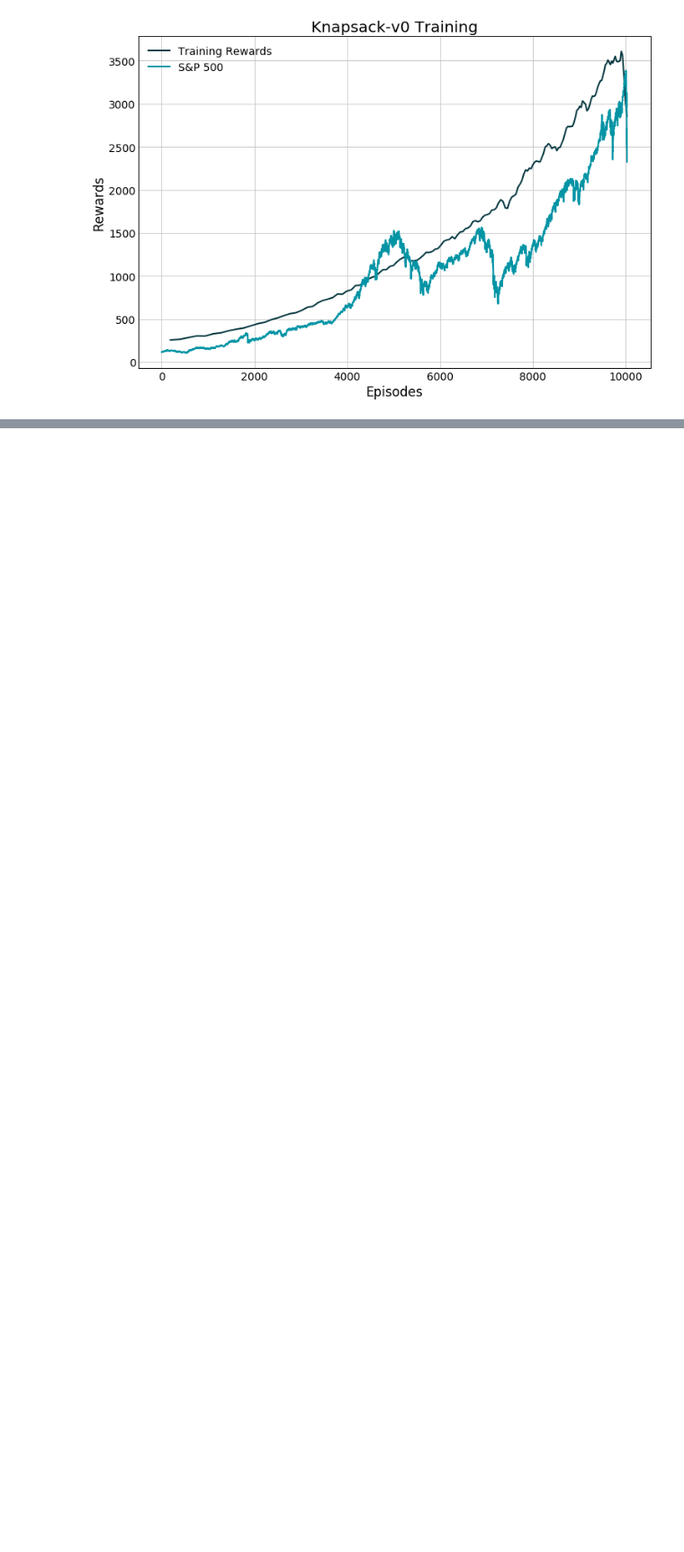
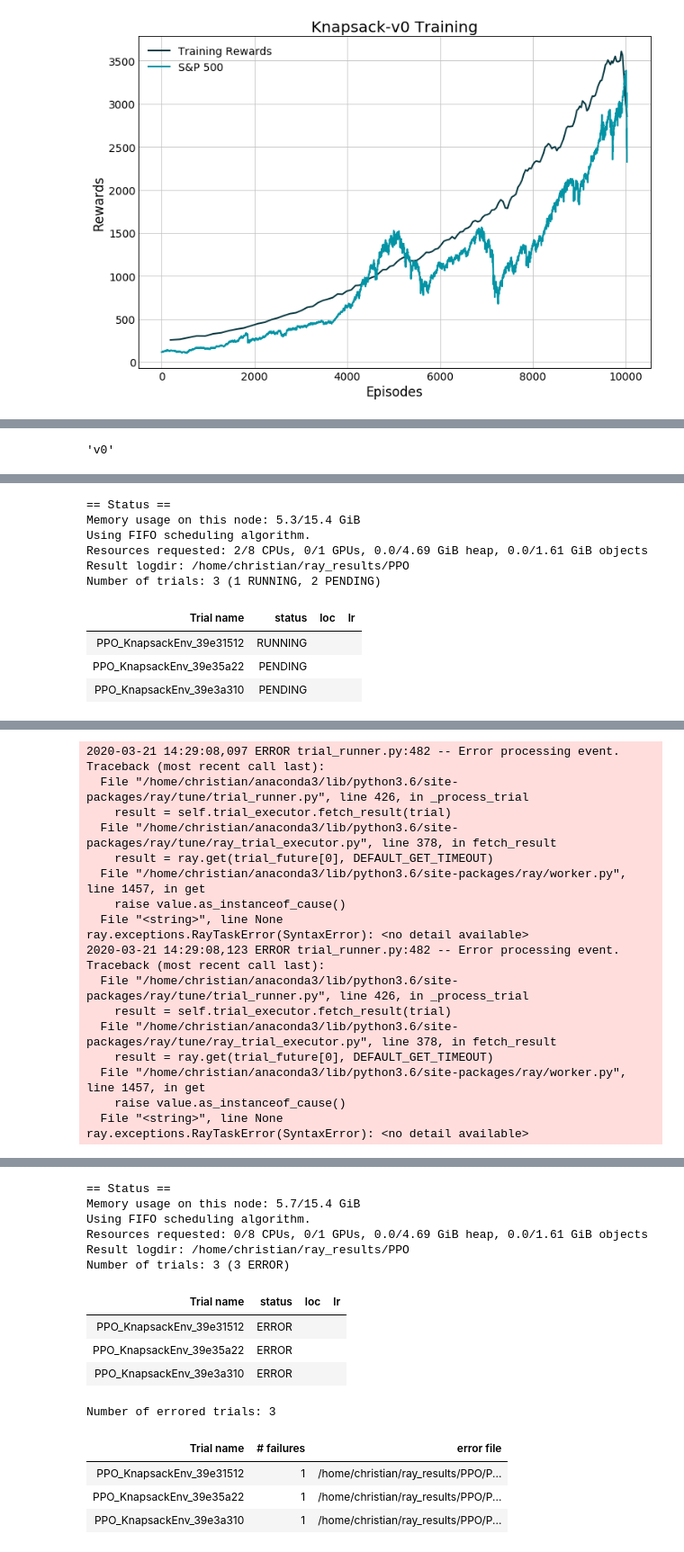
Before and after one commit to hubbs5/or-gym, a Jupyter notebook: notebooks/rllib_integration.ipynb, the cells around one changed output, grey strips where cells are left out. Shown at 90% size. Saved outputs shown, nothing was run; the diff lists cells and outputs as text; code cells hidden in the pictures; blank space fills up the shorter version.

```diff
--- a/notebooks/rllib_integration.ipynb
+++ b/notebooks/rllib_integration.ipynb
@@ -283,0 +320,5 @@ plt.show()
+# %%
+env = gym.make(env_name)
+env.spec.id.split('-')[-1]
+# %% [output]
+'v0'
@@ -283,0 +330,27 @@ plt.show()
+# %%
+# rl_utils.register_env(env_name, rl_config['env_config'])
+ModelCatalog.register_custom_model("my_model", rl_utils.FCModel)
+tune.register_env(env_name, lambda config: KnapsackEnv(config))
+
+env = rl_utils.create_env(env_name)
+ray.init(ignore_reinit_error=True)
+x = tune.run(
+    "PPO",
+    stop={
+        "timesteps_total": 10000,
+    },
+    config={
+        "env": rl_utils.create_env(env_name),
+        "model": {
+            "custom_model": "my_model",
+        },
+        "env_config": {
+            "version": '0'
+        },
+        "vf_share_layers": True,
+        "lr": grid_search([1e-2, 1e-4, 1e-6]),  # try different lrs
+        "num_workers": 1,  # parallelism
+    },
+)
+ray.shutdown()
+# %% [output]
@@ -283,0 +359,10 @@ plt.show()
+== Status ==
+Memory usage on this node: 5.3/15.4 GiB
+Using FIFO scheduling algorithm.
+Resources requested: 2/8 CPUs, 0/1 GPUs, 0.0/4.69 GiB heap, 0.0/1.61 GiB objects
+Result logdir: /home/christian/ray_results/PPO
+Number of trials: 3 (1 RUNNING, 2 PENDING)
+| Trial name | status | loc | lr |
+| PPO_KnapsackEnv_39e31512 | RUNNING |  |  |
+| PPO_KnapsackEnv_39e35a22 | PENDING |  |  |
+| PPO_KnapsackEnv_39e3a310 | PENDING |  |  |
@@ -283,0 +383,20 @@ plt.show()
+2020-03-21 14:29:08,097 ERROR trial_runner.py:482 -- Error processing event.
+Traceback (most recent call last):
+  File "/home/christian/anaconda3/lib/python3.6/site-packages/ray/tune/trial_runner.py", line 426, in _process_trial
+    result = self.trial_executor.fetch_result(trial)
+  File "/home/christian/anaconda3/lib/python3.6/site-packages/ray/tune/ray_trial_executor.py", line 378, in fetch_result
+    result = ray.get(trial_future[0], DEFAULT_GET_TIMEOUT)
+  File "/home/christian/anaconda3/lib/python3.6/site-packages/ray/worker.py", line 1457, in get
+    raise value.as_instanceof_cause()
+  File "<string>", line None
+ray.exceptions.RayTaskError(SyntaxError): <no detail available>
+2020-03-21 14:29:08,123 ERROR trial_runner.py:482 -- Error processing event.
+Traceback (most recent call last):
+  File "/home/christian/anaconda3/lib/python3.6/site-packages/ray/tune/trial_runner.py", line 426, in _process_trial
+    result = self.trial_executor.fetch_result(trial)
+  File "/home/christian/anaconda3/lib/python3.6/site-packages/ray/tune/ray_trial_executor.py", line 378, in fetch_result
+    result = ray.get(trial_future[0], DEFAULT_GET_TIMEOUT)
+  File "/home/christian/anaconda3/lib/python3.6/site-packages/ray/worker.py", line 1457, in get
+    raise value.as_instanceof_cause()
+  File "<string>", line None
+ray.exceptions.RayTaskError(SyntaxError): <no detail available>
@@ -283,0 +405,15 @@ plt.show()
+== Status ==
+Memory usage on this node: 5.7/15.4 GiB
+Using FIFO scheduling algorithm.
+Resources requested: 0/8 CPUs, 0/1 GPUs, 0.0/4.69 GiB heap, 0.0/1.61 GiB objects
+Result logdir: /home/christian/ray_results/PPO
+Number of trials: 3 (3 ERROR)
+| Trial name | status | loc | lr |
+| PPO_KnapsackEnv_39e31512 | ERROR |  |  |
+| PPO_KnapsackEnv_39e35a22 | ERROR |  |  |
+| PPO_KnapsackEnv_39e3a310 | ERROR |  |  |
+Number of errored trials: 3
+| Trial name | # failures | error file |
+| PPO_KnapsackEnv_39e31512 | 1 | /home/christian/ray_results/PPO/P... |
+| PPO_KnapsackEnv_39e35a22 | 1 | /home/christian/ray_results/PPO/P... |
+| PPO_KnapsackEnv_39e3a310 | 1 | /home/christian/ray_results/PPO/P... |
```
Also changed, not shown: parts of 16 cells of this notebook, 3 other files.
